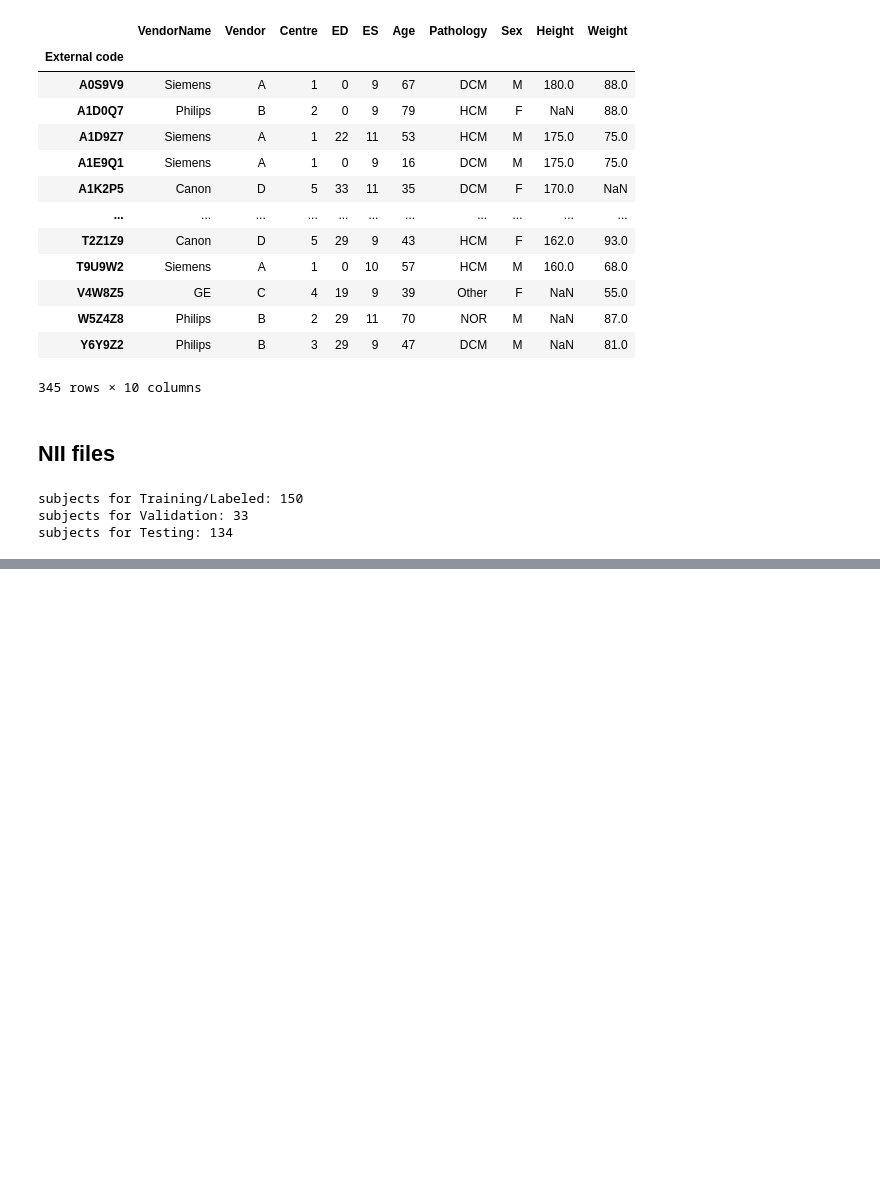
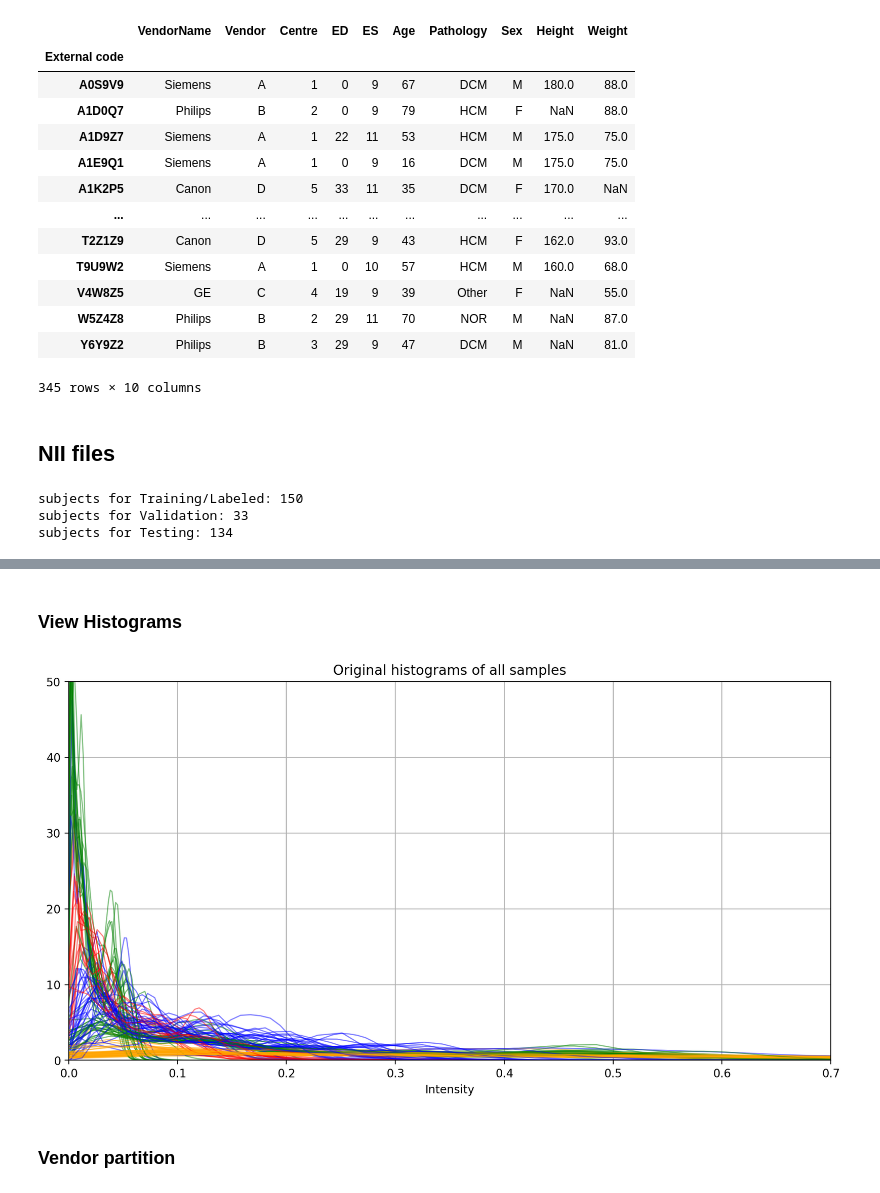
Before and after one commit to MAHDI-Imen/M-M, a Jupyter notebook: M_M.ipynb, the cells around one changed output, grey strips where cells are left out. Saved outputs shown, nothing was run; the diff lists cells and outputs as text; code cells hidden in the pictures; blank space fills up the shorter version.

```diff
--- a/M_M.ipynb
+++ b/M_M.ipynb
@@ -144,0 +197,31 @@ one_subject.plot(channel=1)
+# %% [markdown]
+### View Histograms
+# %%
+def plot_histogram(axis, tensor, num_positions=50, label=None, alpha=0.5, color=None):
+    values = tensor.numpy().ravel()
+    kernel = stats.gaussian_kde(values)
+    positions = np.linspace(values.min(), values.max(), num=num_positions)
+    histogram = kernel(positions)
+    kwargs = dict(linewidth=1, color='black' if color is None else color, alpha=alpha)
+    if label is not None:
+        kwargs['label'] = label
+    axis.plot(positions, histogram,**kwargs)
+
+
+fig, ax = plt.subplots(dpi=100)
+for subject in test_dataset:
+    tensor = subject.image.data
+    if subject.meta.Vendor=="A": color = 'red'
+    elif subject.meta.Vendor=="B": color = 'green'
+    elif subject.meta.Vendor=="C": color = 'blue'
+    else: color = 'orange'
+    plot_histogram(ax, tensor, color=color)
+ax.set_xlim(0, 0.7)
+ax.set_ylim(0, 50)
+ax.set_title('Original histograms of all samples')
+ax.set_xlabel('Intensity')
+ax.grid()
+# %% [output]
+[figure, added]
+# %% [markdown]
+### Vendor partition
```
Also changed, not shown: parts of 23 cells of this notebook.
